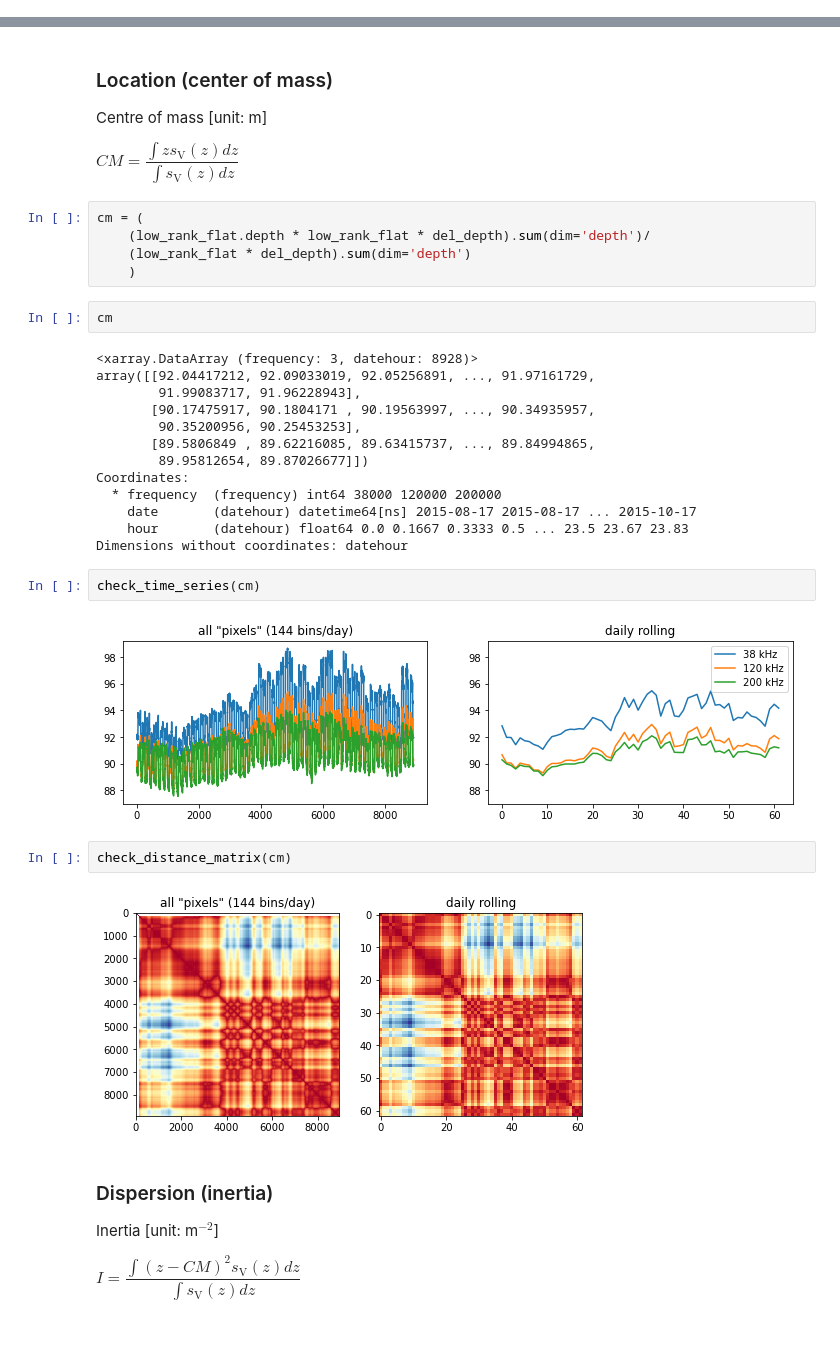
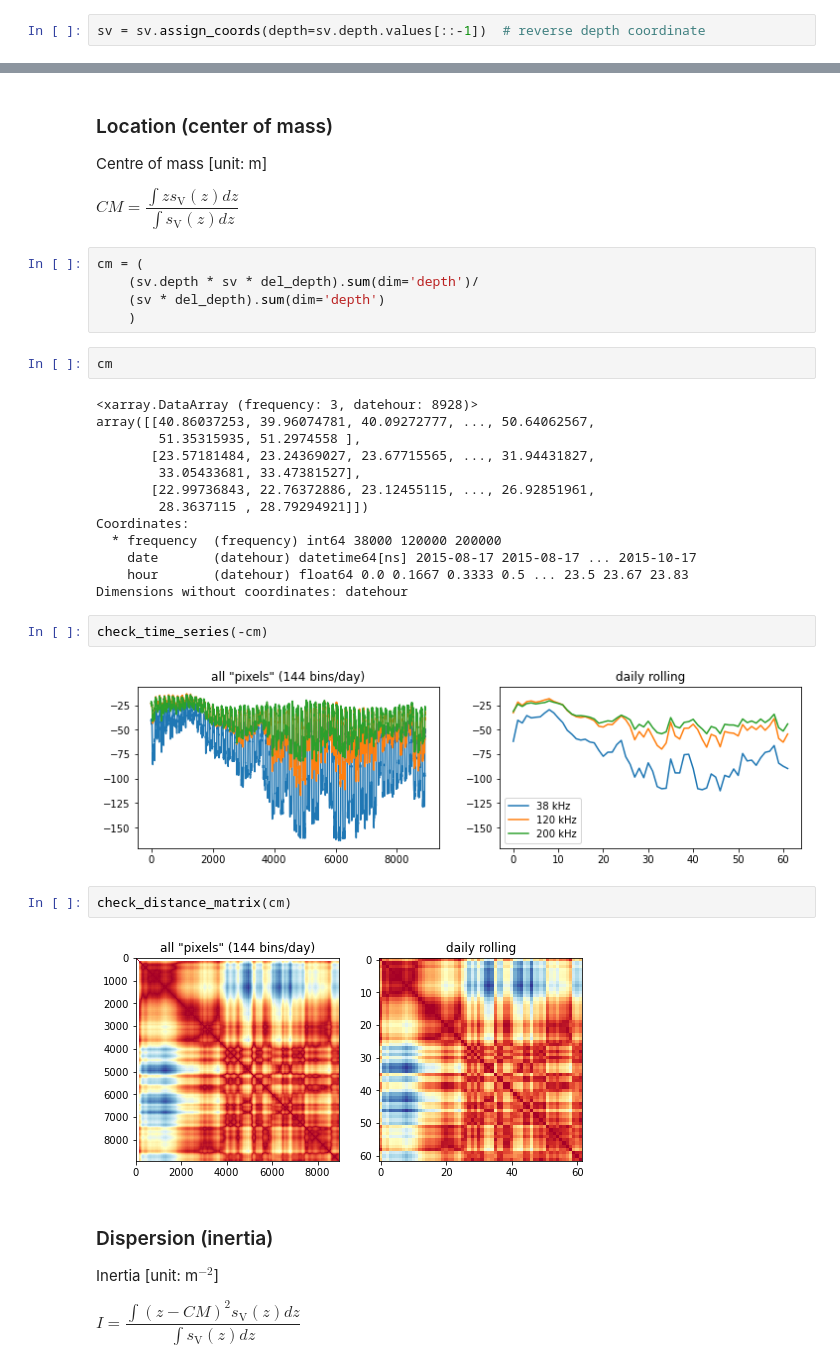
Before and after one commit to leewujung/ooi-echo-matrix-decomposition, a Jupyter notebook: notebooks/fig_si_summary_stat.ipynb, the cells around one changed output, grey strips where cells are left out. Cells and saved outputs as stored; diff of their text form; blank space fills up the shorter version.

Commit message:
fix center of mass error due to reversed depth coorindate in fig_si_summary_stat

```diff
--- a/notebooks/fig_si_summary_stat.ipynb
+++ b/notebooks/fig_si_summary_stat.ipynb
@@ -116,3 +116,5 @@ where $z$ is depth.
 del_depth = np.abs(low_rank_flat.depth.diff(dim='depth').mean().values)
 # %%
 sv = 10**(low_rank_flat/10)  # linear domain
+# %%
+sv = sv.assign_coords(depth=sv.depth.values[::-1])  # reverse depth coordinate
@@ -136,32 +143,32 @@ CM = \dfrac{ \int z s_\textrm{V}(z) dz }{ \int s_\textrm{V}(z) dz }
 $
 # %%
 cm = (
-    (low_rank_flat.depth * low_rank_flat * del_depth).sum(dim='depth')/
-    (low_rank_flat * del_depth).sum(dim='depth')
+    (sv.depth * sv * del_depth).sum(dim='depth')/
+    (sv * del_depth).sum(dim='depth')
     )
 # %%
 cm
 # %% [output]
 <xarray.DataArray (frequency: 3, datehour: 8928)>
-array([[92.04417212, 92.09033019, 92.05256891, ..., 91.97161729,
-        91.99083717, 91.96228943],
-       [90.17475917, 90.1804171 , 90.19563997, ..., 90.34935957,
-        90.35200956, 90.25453253],
-       [89.5806849 , 89.62216085, 89.63415737, ..., 89.84994865,
-        89.95812654, 89.87026677]])
+array([[40.86037253, 39.96074781, 40.09272777, ..., 50.64062567,
+        51.35315935, 51.2974558 ],
+       [23.57181484, 23.24369027, 23.67715565, ..., 31.94431827,
+        33.05433681, 33.47381527],
+       [22.99736843, 22.76372886, 23.12455115, ..., 26.92851961,
+        28.3637115 , 28.79294921]])
 Coordinates:
   * frequency  (frequency) int64 38000 120000 200000
     date       (datehour) datetime64[ns] 2015-08-17 2015-08-17 ... 2015-10-17
     hour       (datehour) float64 0.0 0.1667 0.3333 0.5 ... 23.5 23.67 23.83
 Dimensions without coordinates: datehour
 # %%
-check_time_series(cm)
+check_time_series(-cm)
 # %% [output]
-[figure, old version]
+[figure, new version]
 # %%
 check_distance_matrix(cm)
 # %% [output]
-[figure, old version]
+[figure, new version]
 # %% [markdown]
 ### Dispersion (inertia)
 
```
Also changed, not shown: parts of 9 cells of this notebook, 1 other file.
